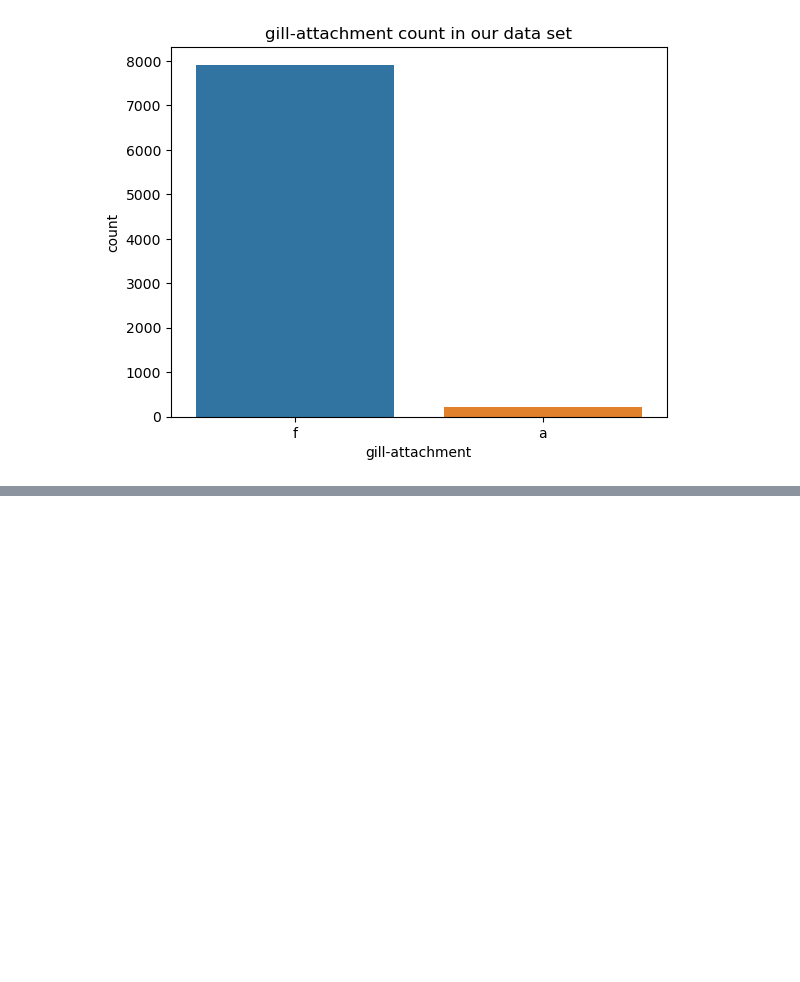
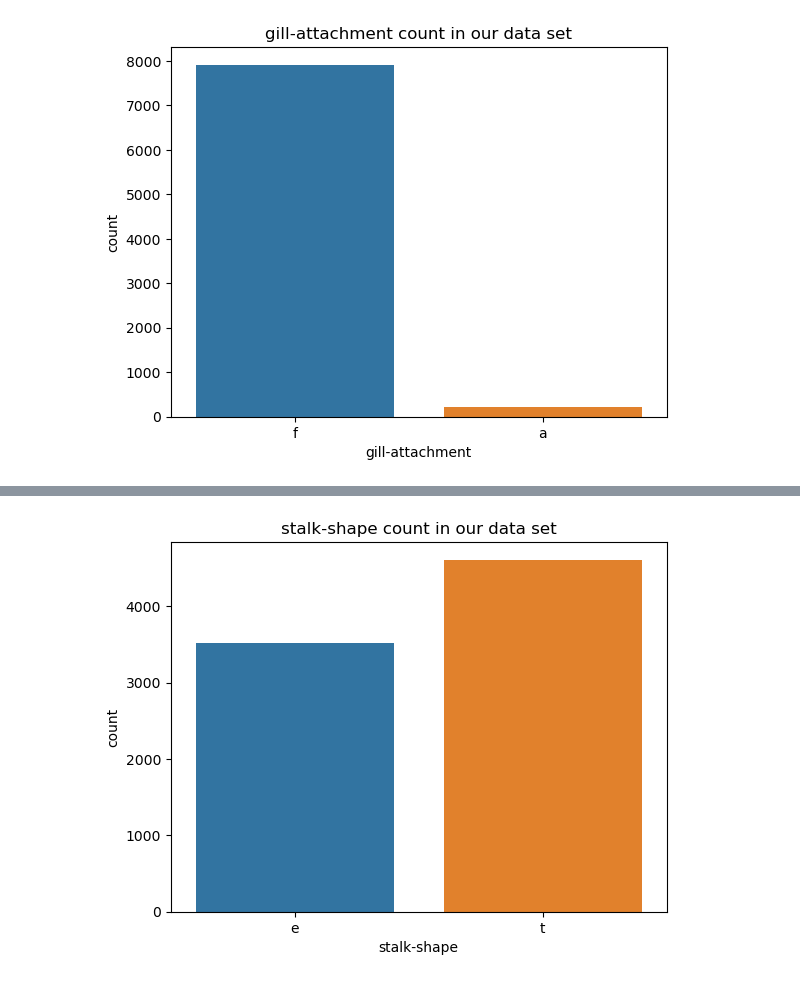
Before and after one commit to dev-ezzy/Big-Data, a Jupyter notebook: index.ipynb, the cells around one changed output, grey strips where cells are left out. Cells and saved outputs as stored; diff of their text form; code cells hidden in the pictures; blank space fills up the shorter version.

```diff
--- a/index.ipynb
+++ b/index.ipynb
@@ -380,0 +393,4 @@ sns_xcount("gill-attachment", X)
+# %%
+sns_xcount("stalk-shape", X)
+# %% [output]
+[figure, added]
```
Also changed, not shown: parts of 7 cells of this notebook.
